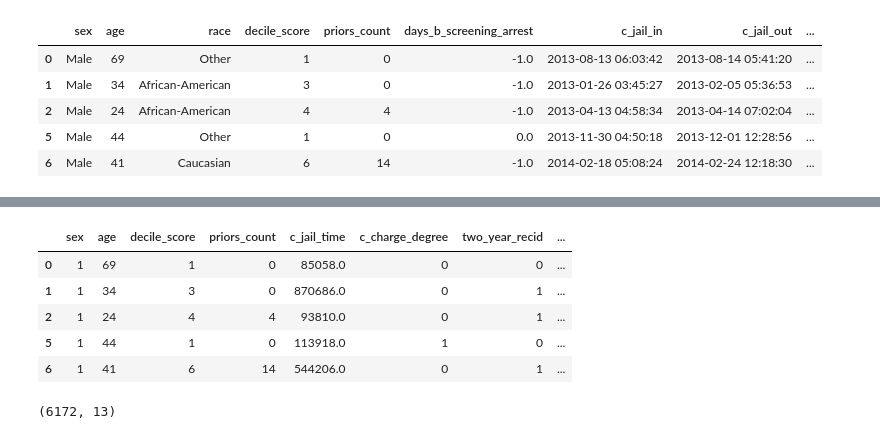
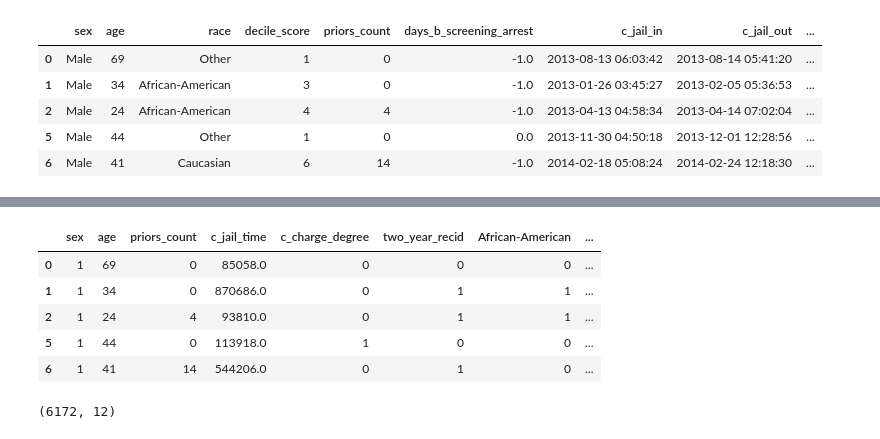
Before and after one commit to ScrypticLabs/Columbia-DSI-2018, a Jupyter notebook: project/Project.ipynb, the cells around one changed output, grey strips where cells are left out. Saved outputs shown, nothing was run; the diff lists cells and outputs as text; code cells hidden in the pictures.

Commit message:
Do not use scores when clustering

```diff
--- a/project/Project.ipynb
+++ b/project/Project.ipynb
@@ -47,5 +38,0 @@ scores.head()
-# %%
-scores = scores[['sex', 'age', 'race', 'decile_score', 'priors_count',
-                 'c_jail_time', 'c_charge_degree', 'two_year_recid', 'c_charge_desc']]
-
-scores.head()
@@ -59,30 +39,31 @@ scores.head()
 # %%
-scores_dummies = scores.copy()
+scores_dummies = scores[['sex', 'age', 'race', 'priors_count', 'c_jail_time',
+                         'c_charge_degree', 'two_year_recid']]
+scores_dummies = scores_dummies.copy()
 
-scores_dummies.drop(columns='c_charge_desc', inplace=True)
 scores_dummies['c_jail_time'] = scores_dummies['c_jail_time'].dt.total_seconds()
 
 scores_dummies['sex'].replace('Female', 0, inplace=True)
 scores_dummies['sex'].replace('Male', 1, inplace=True)
 
 scores_dummies['c_charge_degree'].replace('F', 0, inplace=True)
 scores_dummies['c_charge_degree'].replace('M', 1, inplace=True)
 
 race_dummies = pd.get_dummies(scores['race'])
 scores_dummies.drop(columns='race', inplace=True)
 scores_dummies = pd.concat([scores_dummies, race_dummies], axis=1)
 
 scores_dummies.head()
 # %% [output]
-|  | sex | age | decile_score | priors_count | c_jail_time | c_charge_degree | two_year_recid | ... |
-| 0 | 1 | 69 | 1 | 0 | 85058.0 | 0 | 0 | ... |
-| 1 | 1 | 34 | 3 | 0 | 870686.0 | 0 | 1 | ... |
-| 2 | 1 | 24 | 4 | 4 | 93810.0 | 0 | 1 | ... |
-| 5 | 1 | 44 | 1 | 0 | 113918.0 | 1 | 0 | ... |
-| 6 | 1 | 41 | 6 | 14 | 544206.0 | 0 | 1 | ... |
+|  | sex | age | priors_count | c_jail_time | c_charge_degree | two_year_recid | African-American | ... |
+| 0 | 1 | 69 | 0 | 85058.0 | 0 | 0 | 0 | ... |
+| 1 | 1 | 34 | 0 | 870686.0 | 0 | 1 | 1 | ... |
+| 2 | 1 | 24 | 4 | 93810.0 | 0 | 1 | 1 | ... |
+| 5 | 1 | 44 | 0 | 113918.0 | 1 | 0 | 0 | ... |
+| 6 | 1 | 41 | 14 | 544206.0 | 0 | 1 | 0 | ... |
 # %%
 X = preprocessing.scale(scores_dummies)
 X.shape
 # %% [output]
-(6172, 13)
+(6172, 12)
 # %%
```
Also changed, not shown: parts of 16 cells of this notebook.
